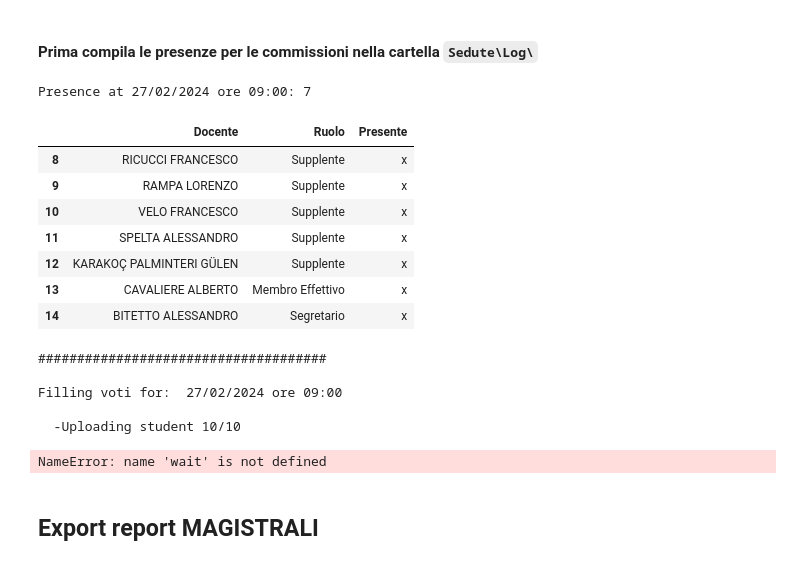
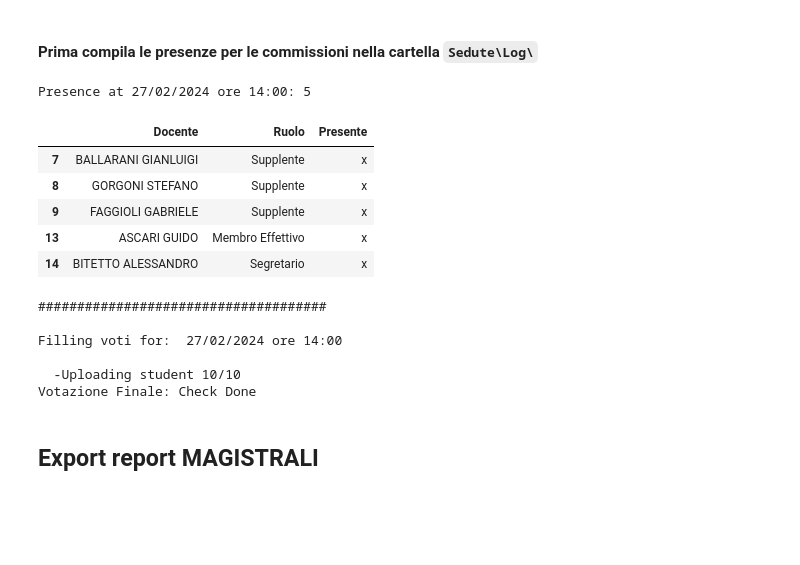
Before and after one commit to AleBitetto/Tool-sedute-laurea, a Jupyter notebook: Download lista studenti and upload voti.ipynb, the cells around one changed output. Cells and saved outputs as stored; diff of their text form; code cells hidden in the pictures; blank space fills up the shorter version.

```diff
--- a/Download lista studenti and upload voti.ipynb
+++ b/Download lista studenti and upload voti.ipynb
@@ -33,10 +1,26 @@ CHROMEDRIVER_PATH = r"C:\Users\Alessandro Bitetto\Downloads\UniPV\Tool Sedute La
+# %%
+from utils import get_chromedriver, get_seduta, get_studenti, export_triennali, upload_voti, get_emails
+
+
+import time
+import pandas as pd
+import numpy as np
+import xlsxwriter
+import os
+import joblib
+import locale
+
+
+
+locale.setlocale(locale.LC_ALL, 'it_IT')
+pd.set_option('display.max_columns', None)
 # %%
-GRADUATION_DATE = ['26/02/2024', '27/02/2024']    # keep list also with 1 value
-ESSE3_URL = "https://studentionline.unipv.it/esse3/Home.do"
+GRADUATION_DATE = ['01/10/2024', '02/10/2024']    # keep list also with 1 value
+ESSE3_URL = "https://studentionline.unipv.it/auth/Logon.do"   # login url within esse3 home page
 ROOT_URL = "https://studentionline.unipv.it/"    # used to open link inside esse3
 # triennali
 TRIENNALI = True
-QUERY_TRIENNALI = 'Query laurendi TRIENNALI FEBBRAIO con medie DEF.xlsxP.xlsx'   # in folder Query
+QUERY_TRIENNALI = 'VOTI TRIENNALI-OTTOBRE 2024.xlsx'   # in folder Query
 TEMPESTIVITA_YEAR = '2021/2022'
 MAPPING_CORSO=pd.DataFrame({'Corso': ['MANAGEMENT', 'ECONOMIA', 'AMMINISTRAZIONE, CONTROLLO E FINANZA AZIENDALE'],
                             'Corso_lab': ['Corso di laurea in Management classe L-18', 'Corso di laurea in Economia, classe L-33',
@@ -220,25 +220,23 @@ File saved in Sedute\Seduta Laurea 2024_02_26,27 ASCARI.xlsx
 #### Prima compila le presenze per le commissioni nella cartella `Sedute\Log\`
 # %%
 # you can upload a single or multiple sedute "- Available sessions:" from above. If "[]" all sedute are uploaded
-upload_single_session=['27/02/2024 ore 09:00']
+upload_single_session=['27/02/2024 ore 14:00']
 
-upload_voti(CHROMEDRIVER_PATH, GRADUATION_DATE, ESSE3_URL, ROOT_URL, TRIENNALI, config, upload_single_session)
+upload_voti(GRADUATION_DATE, ESSE3_URL, ROOT_URL, TRIENNALI, upload_single_session)
 # %% [output]
-Presence at 27/02/2024 ore 09:00: 7
+Presence at 27/02/2024 ore 14:00: 5
 |  | Docente | Ruolo | Presente |
-| 8 | RICUCCI FRANCESCO | Supplente | x |
-| 9 | RAMPA LORENZO | Supplente | x |
-| 10 | VELO FRANCESCO | Supplente | x |
-| 11 | SPELTA ALESSANDRO | Supplente | x |
-| 12 | KARAKOÇ PALMINTERI GÜLEN | Supplente | x |
-| 13 | CAVALIERE ALBERTO | Membro Effettivo | x |
+| 7 | BALLARANI GIANLUIGI | Supplente | x |
+| 8 | GORGONI STEFANO | Supplente | x |
+| 9 | FAGGIOLI GABRIELE | Supplente | x |
+| 13 | ASCARI GUIDO | Membro Effettivo | x |
 | 14 | BITETTO ALESSANDRO | Segretario | x |
 #####################################
 
-Filling voti for:  27/02/2024 ore 09:00
+Filling voti for:  27/02/2024 ore 14:00
 
   -Uploading student 10/10
+Votazione Finale: Check Done
-NameError: name 'wait' is not defined
 # %% [markdown]
 ## Export report MAGISTRALI
 # %%
```
Also changed, not shown: parts of 5 cells of this notebook, 2 other files.
